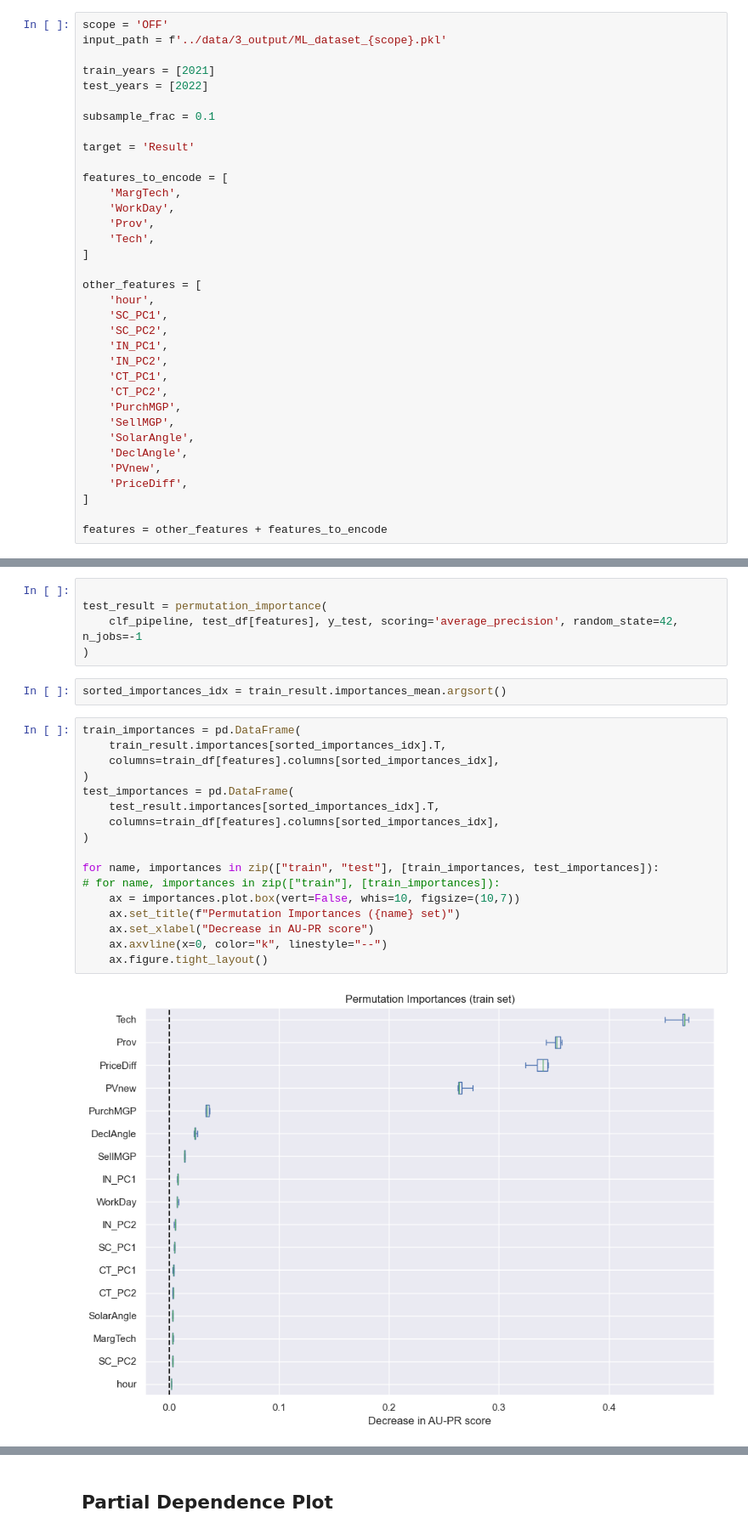
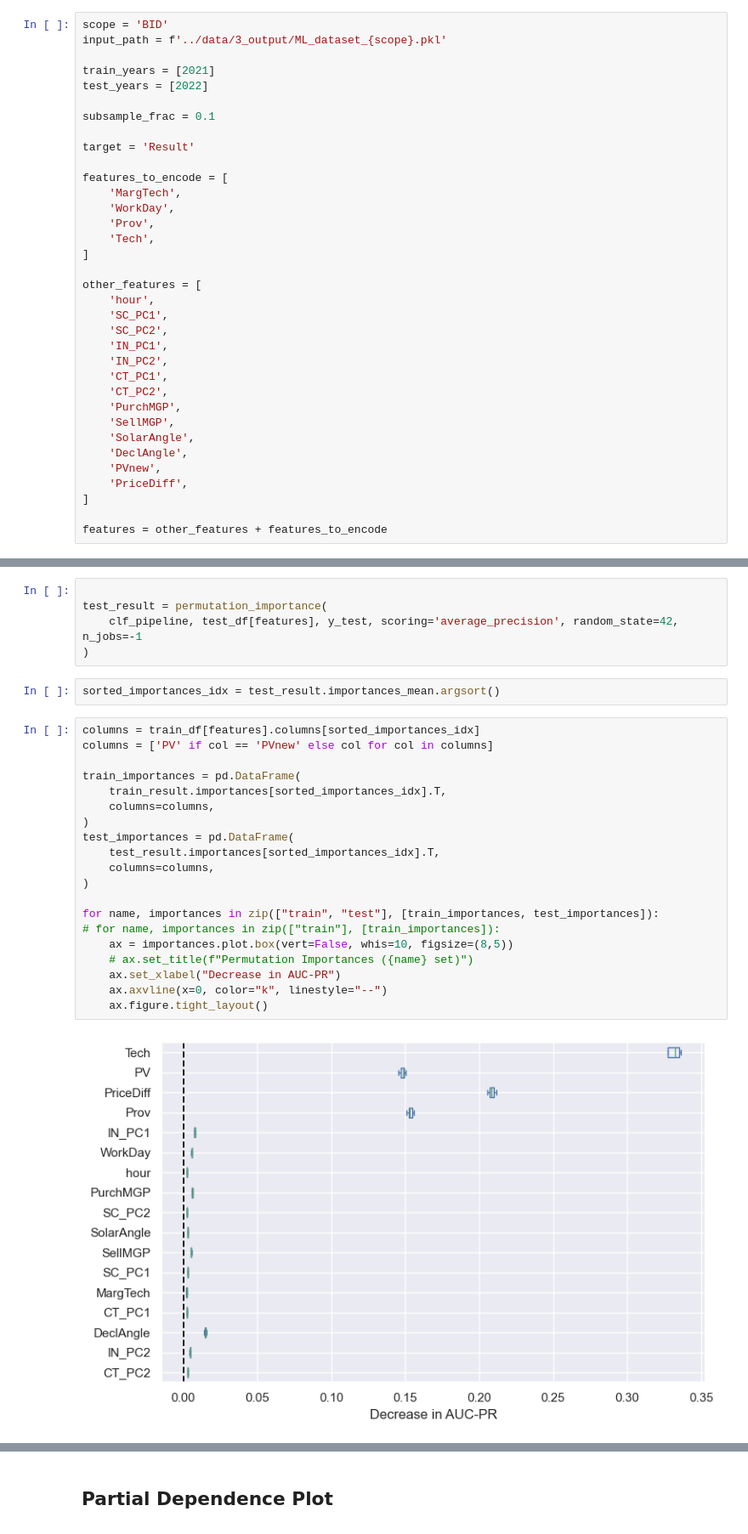
Before and after one commit to gkchln/asm_forecast, a Jupyter notebook: modeling/ModelExplainer.ipynb, the cells around one changed output, grey strips where cells are left out. Shown at 85% size. Drawn from its saved outputs; the diff is of its cells as text.

Commit message:
Rerun plots of model explainer

```diff
--- a/modeling/ModelExplainer.ipynb
+++ b/modeling/ModelExplainer.ipynb
@@ -30,7 +30,7 @@ from alibi.explainers import ALE, plot_ale
 # %% [markdown]
 ## Parameters
 # %%
-scope = 'OFF'
+scope = 'BID'
 input_path = f'../data/3_output/ML_dataset_{scope}.pkl'
 
 train_years = [2021]
@@ -154,23 +154,26 @@ test_result = permutation_importance(
     clf_pipeline, test_df[features], y_test, scoring='average_precision', random_state=42, n_jobs=-1
 )
 # %%
-sorted_importances_idx = train_result.importances_mean.argsort()
+sorted_importances_idx = test_result.importances_mean.argsort()
 # %%
+columns = train_df[features].columns[sorted_importances_idx]
+columns = ['PV' if col == 'PVnew' else col for col in columns]
+
 train_importances = pd.DataFrame(
     train_result.importances[sorted_importances_idx].T,
-    columns=train_df[features].columns[sorted_importances_idx],
+    columns=columns,
 )
 test_importances = pd.DataFrame(
     test_result.importances[sorted_importances_idx].T,
-    columns=train_df[features].columns[sorted_importances_idx],
+    columns=columns,
 )
 
 for name, importances in zip(["train", "test"], [train_importances, test_importances]):
 # for name, importances in zip(["train"], [train_importances]):
-    ax = importances.plot.box(vert=False, whis=10, figsize=(10,7))
-    ax.set_title(f"Permutation Importances ({name} set)")
-    ax.set_xlabel("Decrease in AU-PR score")
+    ax = importances.plot.box(vert=False, whis=10, figsize=(8,5))
+    # ax.set_title(f"Permutation Importances ({name} set)")
+    ax.set_xlabel("Decrease in AUC-PR")
     ax.axvline(x=0, color="k", linestyle="--")
     ax.figure.tight_layout()
 # %% [output]
-[figure, old version]
+[figure, new version]
```
Also changed, not shown: parts of 8 cells of this notebook.
